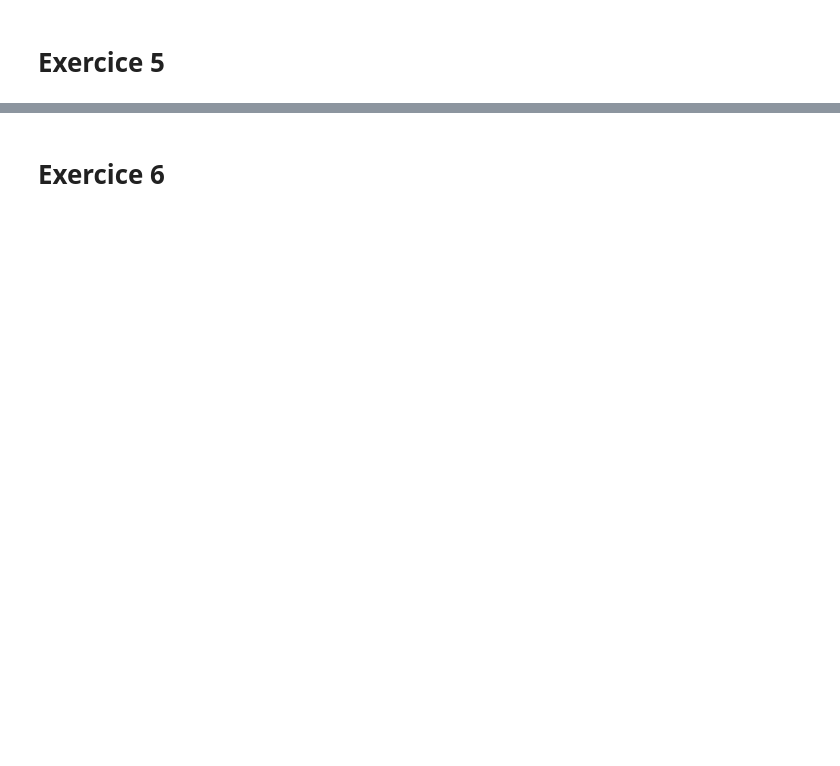
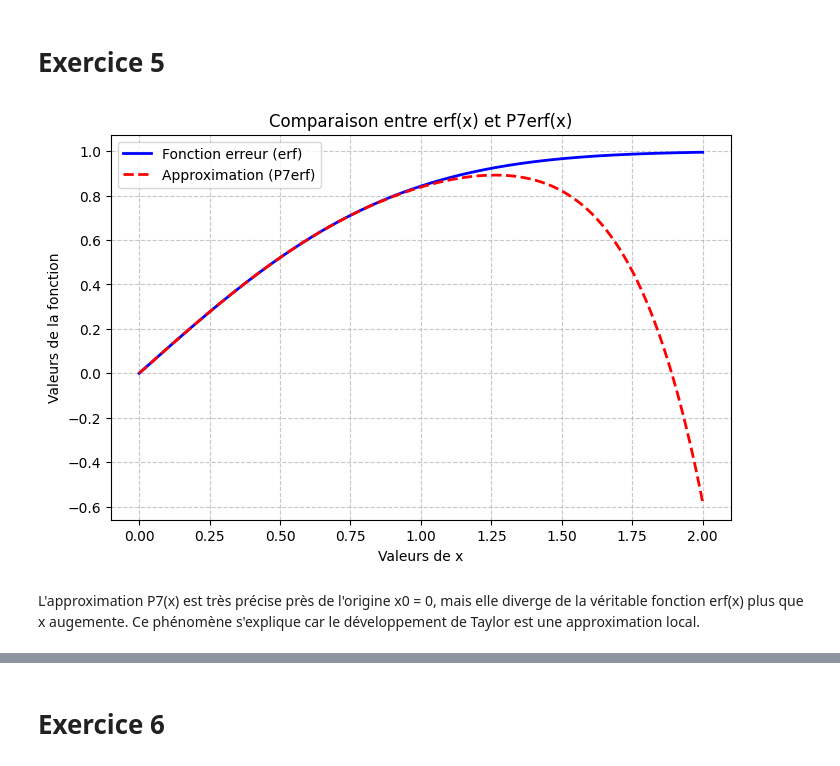
Before and after one commit to Robert56s/MTH2210A, a Jupyter notebook: RapportLab1.ipynb, the cells around one changed output, grey strips where cells are left out. Saved outputs shown, nothing was run; the diff lists cells and outputs as text; code cells hidden in the pictures; blank space fills up the shorter version.

```diff
--- a/RapportLab1.ipynb
+++ b/RapportLab1.ipynb
@@ -151,5 +185,26 @@ Discussion des résultats.
 # Exercice 5
 # %%
 # a)
+def P7erf(x):
+    return 2/sqrt(pi) * (x - x**3/3 + x**5/10 - x**7/42)
 # %%
 # b)
+val = np.linspace(0,2,500)
+erfval = erf(val)
+P7erfVal = P7erf(val)
+
+plt.figure(figsize=(8, 5))
+plt.plot(val, erfval, label='Fonction erreur (erf)', color='blue', linewidth=2)
+plt.plot(val, P7erfVal, label='Approximation (P7erf)', color='red', linestyle='--', linewidth=2)
+
+plt.xlabel('Valeurs de x')
+plt.ylabel('Valeurs de la fonction')
+plt.title('Comparaison entre erf(x) et P7erf(x)')
+plt.grid(True, linestyle='--', alpha=0.7)
+
+plt.legend()
+plt.show()
+# %% [output]
+[figure, added]
+# %% [markdown]
+L'approximation P7(x) est très précise près de l'origine x0 = 0, mais elle diverge de la véritable fonction erf(x) plus que x augemente. Ce phénomène s'explique car le développement de Taylor est une approximation local.
```
Also changed, not shown: parts of 7 cells of this notebook.
